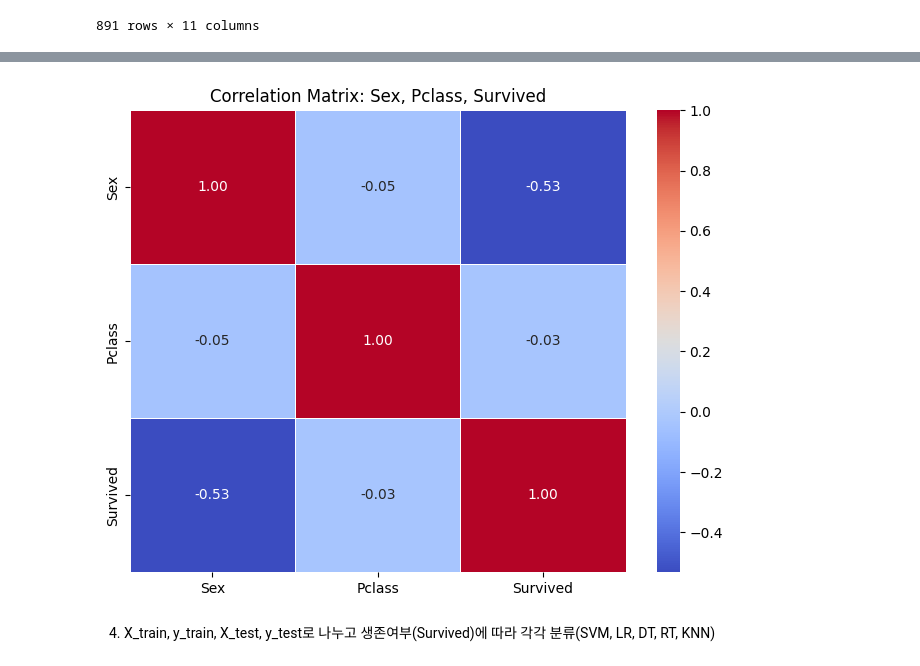
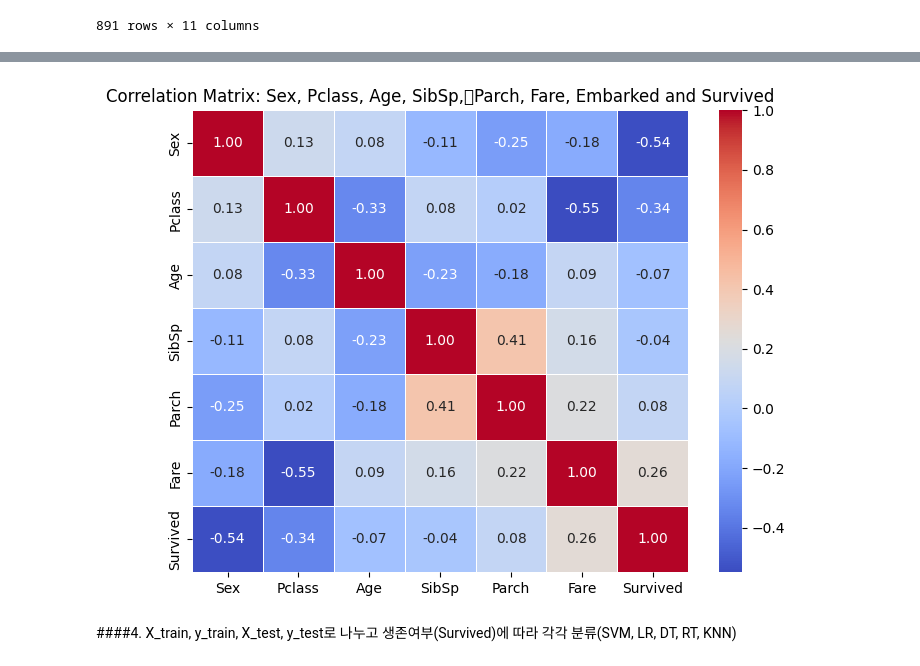
Before and after one commit to EthanSong50/ML, a Jupyter notebook: Titanic.ipynb, the cells around one changed output, grey strips where cells are left out. Drawn from its saved outputs; the diff is of its cells as text; code cells hidden in the pictures.

```diff
--- a/Titanic.ipynb
+++ b/Titanic.ipynb
@@ -59,11 +74,0 @@ pd.DataFrame(data=features.isnull().sum()/len(features),columns=['nan_ratio'])
-# %%
-# 결측치가 있는 행을 제거
-features = features[~features.isnull().any(axis=1)]
-# %%
-from sklearn.preprocessing import LabelEncoder
-le = LabelEncoder()
-features['Sex'] = le.fit_transform(features['Sex'])
-features['Cabin'] = le.fit_transform(features['Cabin'])
-features['Embarked'] = le.fit_transform(features['Embarked'])
-
-features.head()
@@ -93,3 +75,11 @@ See the caveats in the documentation: https://pandas.pydata.org/pandas-docs/stab
+# %%
+# 결측치가 있는 열의 평균값으로 채우기(Cabin은 버림)
+# 원하는 열들 선택
+selected_columns = ['Age', 'Embarked']
+
+# 선택한 열들의 결측치를 해당 열의 평균값으로 채우기
+for column in selected_columns:
+    features[column] = features[column].fillna(features[column].mean())
 # %%
 y = features['Survived']
 y
@@ -166,16 +166,15 @@ plt.show()
 # %%
-# 3. 성별, 티켓클래스(Pclass), 생존여부(Survived) 상관관계 분석
-correlation_matrix = features[['Sex', 'Pclass', 'Survived']].corr()
+correlation_matrix = features[['Sex', 'Pclass', 'Age', 'SibSp', 'Parch', 'Fare', 'Survived']].corr()
 
 # 히트맵 그리기
 plt.figure(figsize=(8, 6))
 sns.heatmap(correlation_matrix, annot=True, cmap='coolwarm', fmt='.2f', linewidths=.5)
-plt.title('Correlation Matrix: Sex, Pclass, Survived')
+plt.title('Correlation Matrix: Sex, Pclass, Age, SibSp,	Parch, Fare, Embarked and Survived')
 plt.show()
 # %% [output]
-[figure, old version]
+[figure, new version]
 # %% [markdown]
-4. X_train, y_train, X_test, y_test로 나누고 생존여부(Survived)에 따라 각각 분류(SVM, LR, DT, RT, KNN)
+####4. X_train, y_train, X_test, y_test로 나누고 생존여부(Survived)에 따라 각각 분류(SVM, LR, DT, RT, KNN)
 # %%
 # train & test
 # 훈련세트와 테스트세트로 나누기
```
Also changed, not shown: parts of 20 cells of this notebook.
